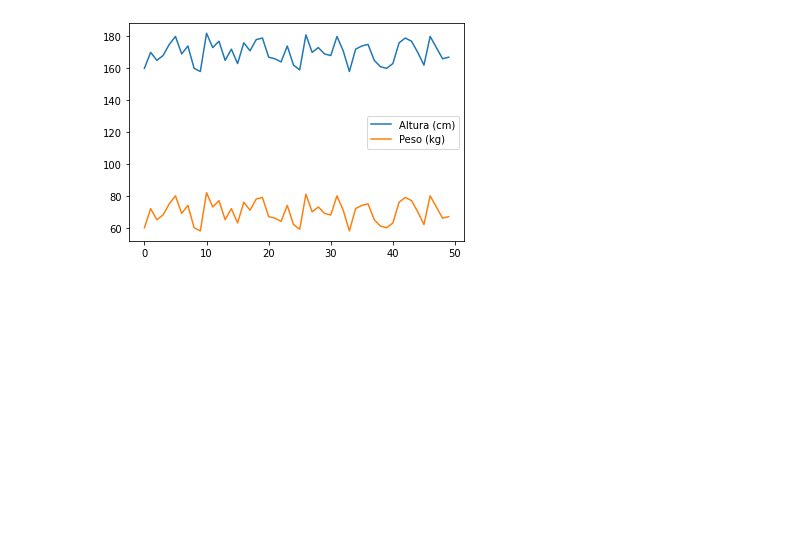
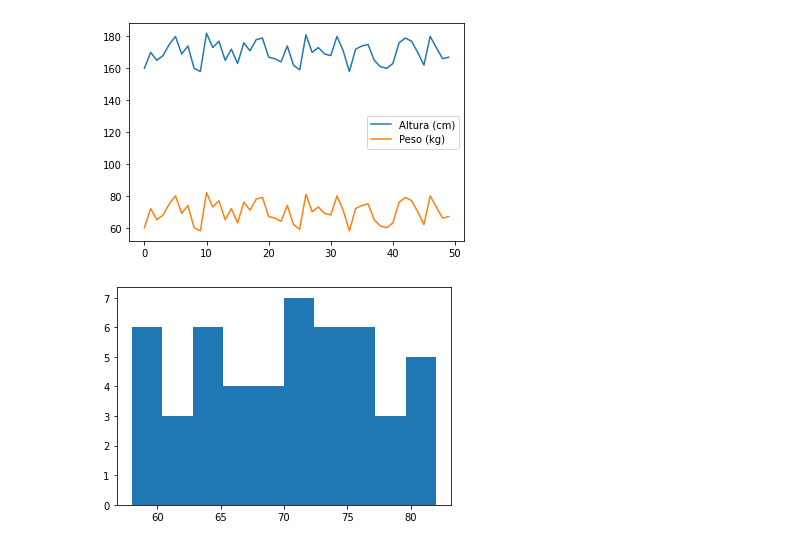
Before and after one commit to andreterceiro/python-senai-data-science-studies, a Jupyter notebook: comments.ipynb, the cells around one changed output. Cells and saved outputs as stored; diff of their text form; code cells hidden in the pictures; blank space fills up the shorter version.

Commit message:
docs: inserting a comment and plotting a graph with Matplotlib

```diff
--- a/comments.ipynb
+++ b/comments.ipynb
@@ -343,3 +344,12 @@ dtypes: int64(2)
 memory usage: 928.0 bytes
 None
 [figure]
+# %%
+# Example of plotting a graph with Matplotlib
+import pandas as pd
+import matplotlib.pyplot as plt
+dataset = pd.read_excel('alunos_altura_peso.xlsx')
+plt.hist(dataset['Peso (kg)'])
+plt.show()
+# %% [output]
+[figure, added]
```
Also changed, not shown: parts of 1 cell of this notebook.
